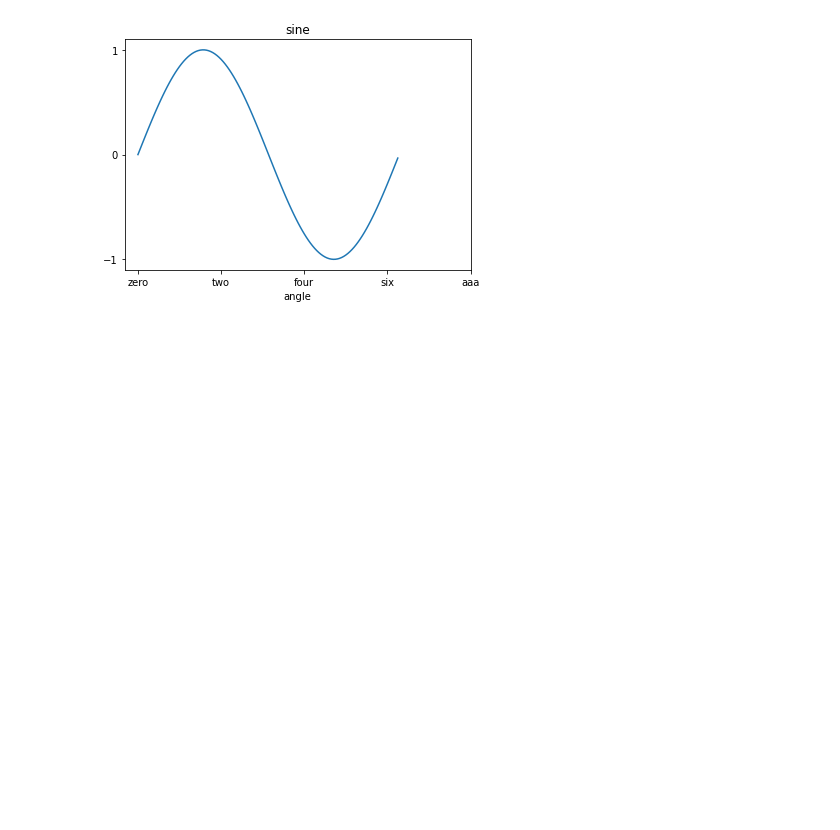
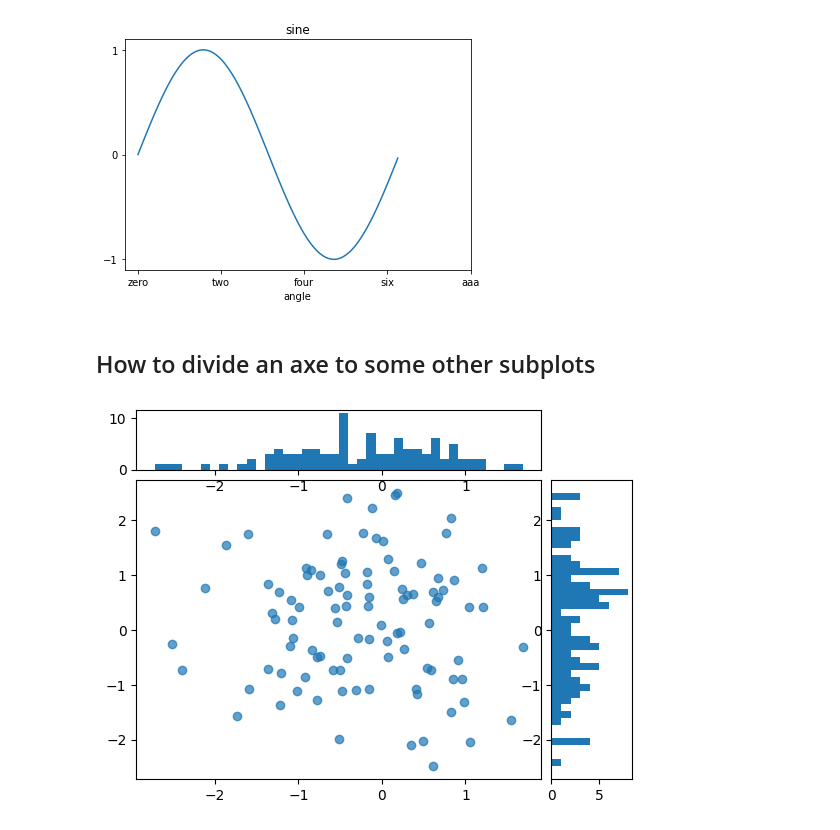
Before and after one commit to M-Amrollahi/Personal-Notes, a Jupyter notebook: Matplotlib.ipynb, the cells around one changed output. Cells and saved outputs as stored; diff of their text form; code cells hidden in the pictures; blank space fills up the shorter version.

```diff
--- a/Matplotlib.ipynb
+++ b/Matplotlib.ipynb
@@ -424,3 +296,18 @@ ax.set_yticks([-1,0,1])
 plt.show()
 # %% [output]
 [figure]
+# %% [markdown]
+## How to divide an axe to some other subplots
+# %%
+xy = np.random.randn(2,100)
+
+fig, ax = plt.subplots()
+divider = make_axes_locatable(ax)
+cax = divider.append_axes("right", size="20%", pad=0.1)
+cax1 = divider.append_axes("top", size="20%", pad=0.1)
+cax.hist(xy[1], bins=40,orientation="horizontal")
+cax1.hist(xy[0], bins=40)
+ax.scatter(xy[0],xy[1],alpha=.7)
+plt.show()
+# %% [output]
+[figure, added]
```
Also changed, not shown: parts of 21 cells of this notebook.
